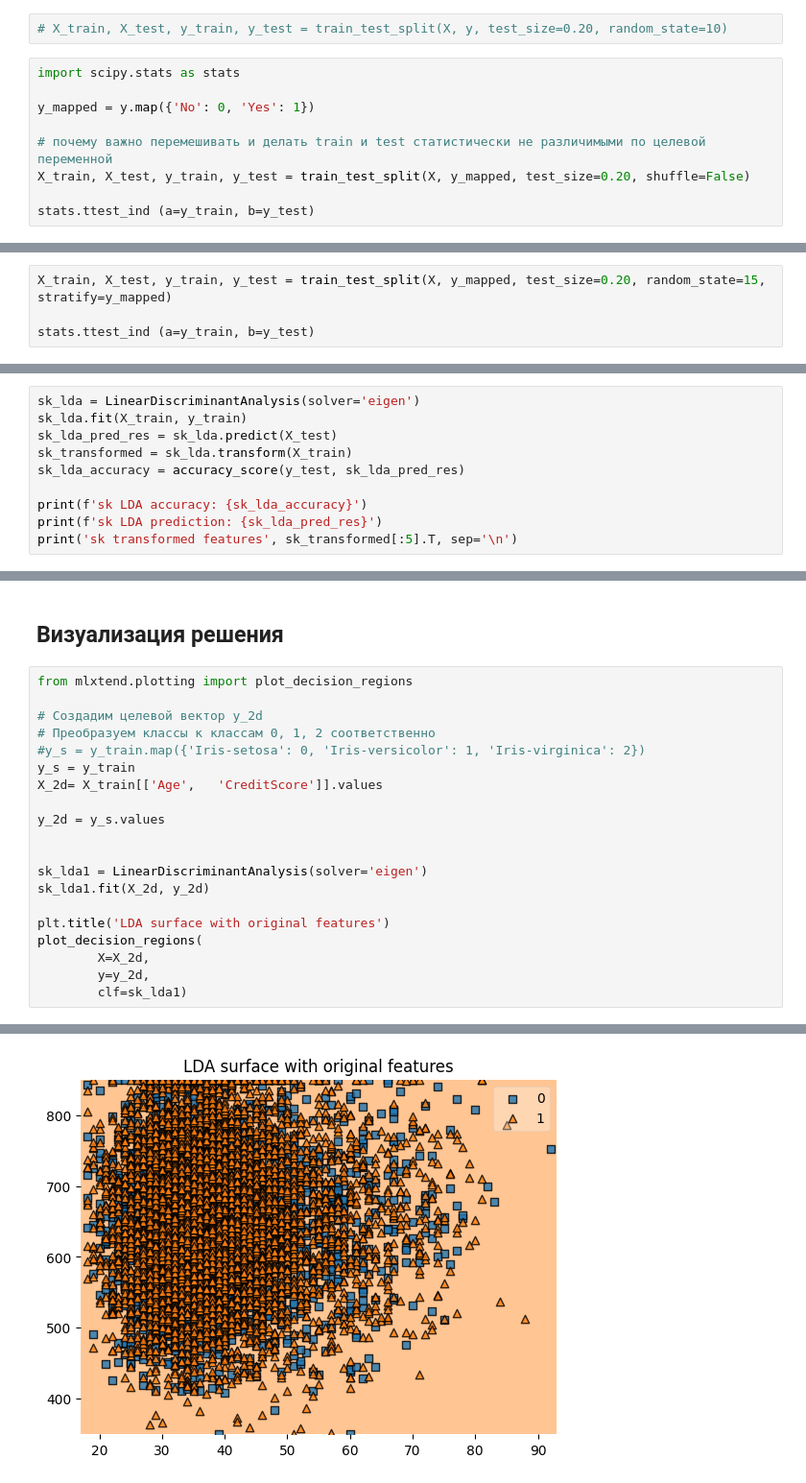
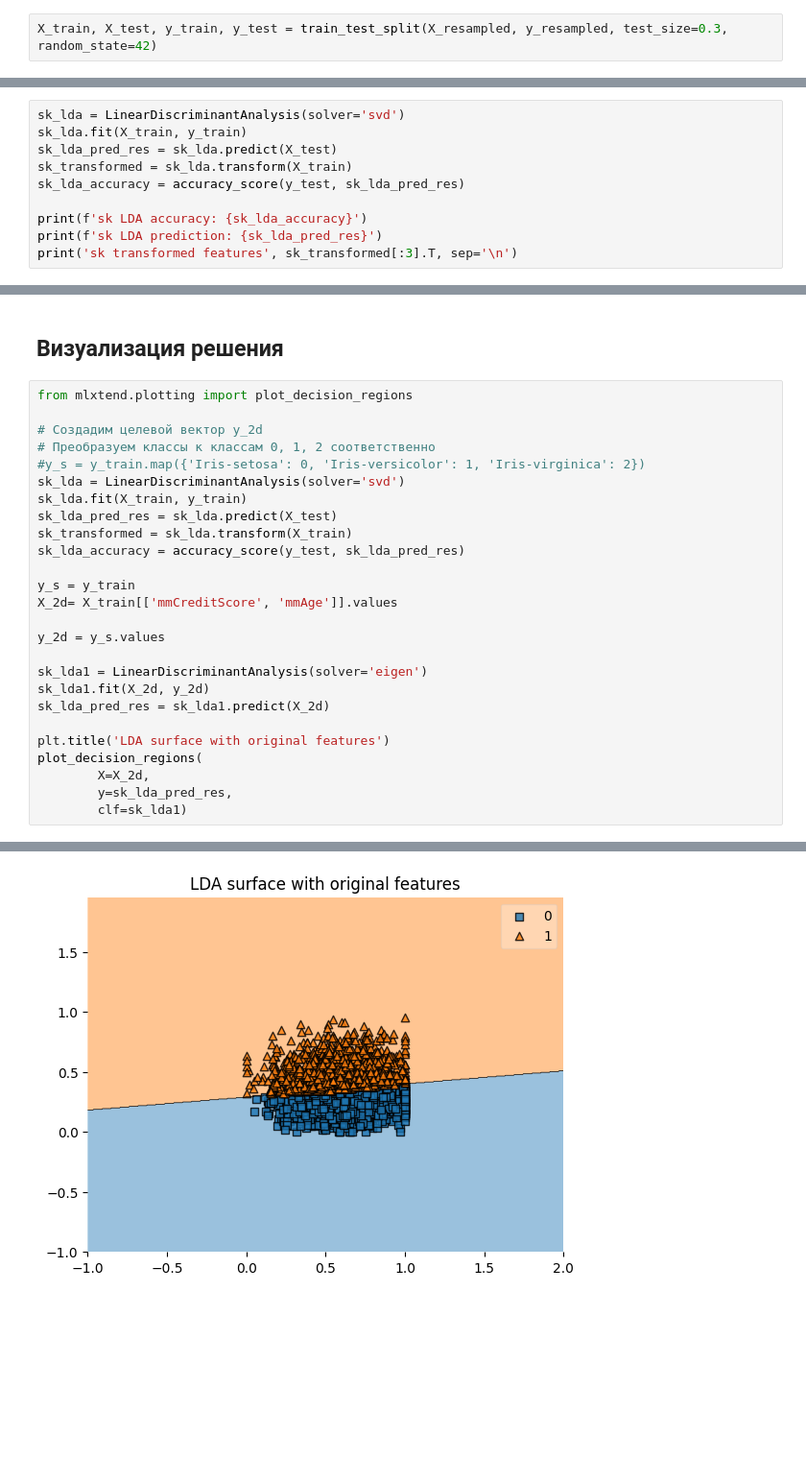
Before and after one commit to QS1lE/ml_data.mining, a Jupyter notebook: practice/practice 2.ipynb, the cells around one changed output, grey strips where cells are left out. Shown at 96% size. Drawn from its saved outputs; the diff is of its cells as text; blank space fills up the shorter version.

```diff
--- a/practice/practice 2.ipynb
+++ b/practice/practice 2.ipynb
@@ -217,11 +278,2 @@ X shape: (10002, 10) | y shape: (10002,)
 # %%
-# X_train, X_test, y_train, y_test = train_test_split(X, y, test_size=0.20, random_state=10)
+X_train, X_test, y_train, y_test = train_test_split(X_resampled, y_resampled, test_size=0.3, random_state=42)
-# %%
-import scipy.stats as stats
-
-y_mapped = y.map({'No': 0, 'Yes': 1})
-
-# почему важно перемешивать и делать train и test статистически не различимыми по целевой переменной
-X_train, X_test, y_train, y_test = train_test_split(X, y_mapped, test_size=0.20, shuffle=False)
-
-stats.ttest_ind (a=y_train, b=y_test)
@@ -230,4 +279,0 @@ TtestResult(statistic=np.float64(-1.7205503742978996), pvalue=np.float64(0.08536
-# %%
-X_train, X_test, y_train, y_test = train_test_split(X, y_mapped, test_size=0.20, random_state=15, stratify=y_mapped)
-
-stats.ttest_ind (a=y_train, b=y_test)
@@ -285,5 +345,5 @@ LinearDiscriminantAnalysis и Наивный Байесовский класси
 # %%
-sk_lda = LinearDiscriminantAnalysis(solver='eigen')
+sk_lda = LinearDiscriminantAnalysis(solver='svd')
 sk_lda.fit(X_train, y_train)
 sk_lda_pred_res = sk_lda.predict(X_test)
 sk_transformed = sk_lda.transform(X_train)
@@ -291,5 +351,5 @@ sk_lda_accuracy = accuracy_score(y_test, sk_lda_pred_res)
 
 print(f'sk LDA accuracy: {sk_lda_accuracy}')
 print(f'sk LDA prediction: {sk_lda_pred_res}')
-print('sk transformed features', sk_transformed[:5].T, sep='\n')
+print('sk transformed features', sk_transformed[:3].T, sep='\n')
 # %% [output]
@@ -302,24 +362,30 @@ sk transformed features
 # %%
 from mlxtend.plotting import plot_decision_regions
 
 # Создадим целевой вектор y_2d
 # Преобразуем классы к классам 0, 1, 2 соответственно
 #y_s = y_train.map({'Iris-setosa': 0, 'Iris-versicolor': 1, 'Iris-virginica': 2})
+sk_lda = LinearDiscriminantAnalysis(solver='svd')
+sk_lda.fit(X_train, y_train)
+sk_lda_pred_res = sk_lda.predict(X_test)
+sk_transformed = sk_lda.transform(X_train)
+sk_lda_accuracy = accuracy_score(y_test, sk_lda_pred_res)
+
 y_s = y_train
-X_2d= X_train[['Age',	'CreditScore']].values
+X_2d= X_train[['mmCreditScore',	'mmAge']].values
 
 y_2d = y_s.values
 
-
 sk_lda1 = LinearDiscriminantAnalysis(solver='eigen')
 sk_lda1.fit(X_2d, y_2d)
+sk_lda_pred_res = sk_lda1.predict(X_2d)
 
 plt.title('LDA surface with original features')
 plot_decision_regions(
     	X=X_2d,
-    	y=y_2d,
+    	y=sk_lda_pred_res,
     	clf=sk_lda1)
 # %% [output]
 <Axes: title={'center': 'LDA surface with original features'}>
-[figure, old version]
+[figure, new version]
 # %%
```
Also changed, not shown: parts of 41 cells of this notebook.
